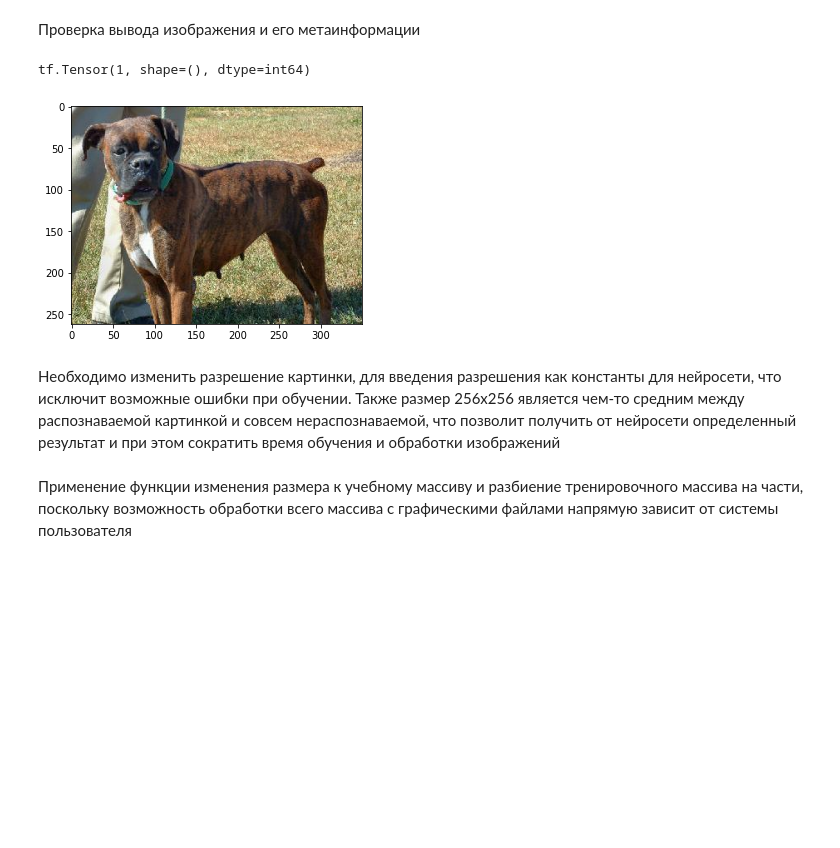
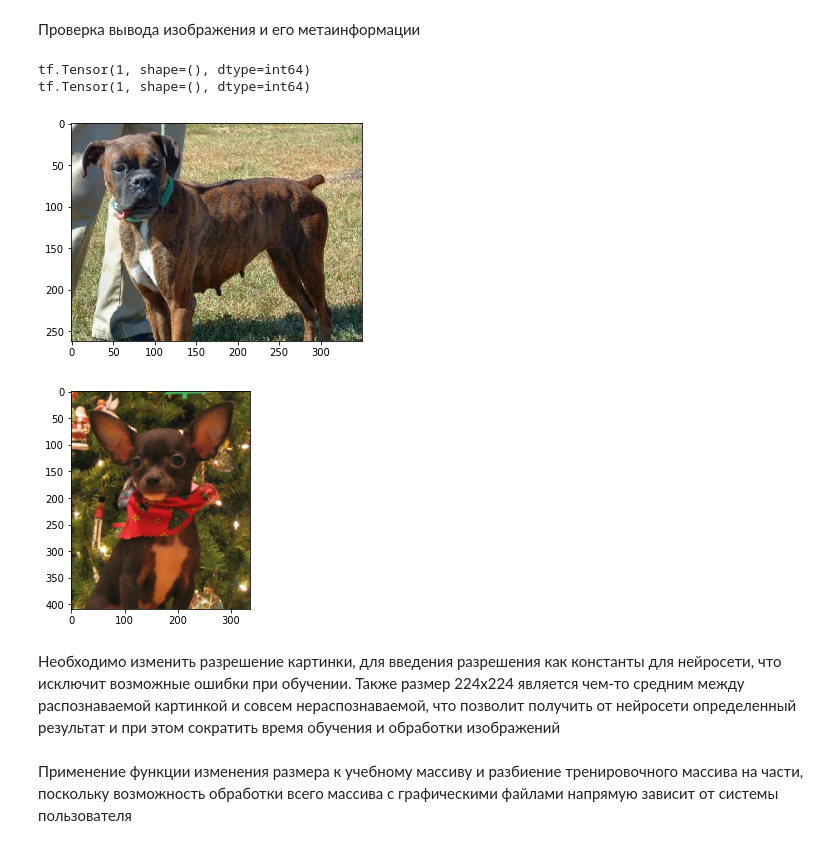
Before and after one commit to Vlhub/NeuralPractice, a Jupyter notebook: CatOrDog_Neural.ipynb, the cells around one changed output. Drawn from its saved outputs; the diff is of its cells as text; code cells hidden in the pictures; blank space fills up the shorter version.

```diff
--- a/CatOrDog_Neural.ipynb
+++ b/CatOrDog_Neural.ipynb
@@ -15,13 +15,15 @@ train, _ = tfds.load("cats_vs_dogs", split=['train[:100%]'], with_info=True, as_
 # %% [markdown]
 Проверка вывода изображения и его метаинформации
 # %%
-for img, metavalue in train[0].take(1):
+for img, metavalue in train[0].take(2):
   plt.figure()
   plt.imshow(img)
   print(metavalue)
 # %% [output]
 tf.Tensor(1, shape=(), dtype=int64)
+tf.Tensor(1, shape=(), dtype=int64)
 [figure]
+[figure, added]
 # %% [markdown]
-Необходимо изменить разрешение картинки, для введения разрешения как константы для нейросети, что исключит возможные ошибки при обучении. Также размер 256х256 является чем-то средним между распознаваемой картинкой и совсем нераспознаваемой, что позволит получить от нейросети определенный результат и при этом сократить время обучения и обработки изображений
+Необходимо изменить разрешение картинки, для введения разрешения как константы для нейросети, что исключит возможные ошибки при обучении. Также размер 224х224 является чем-то средним между распознаваемой картинкой и совсем нераспознаваемой, что позволит получить от нейросети определенный результат и при этом сократить время обучения и обработки изображений
 # %%
```
Also changed, not shown: parts of 5 cells of this notebook.
